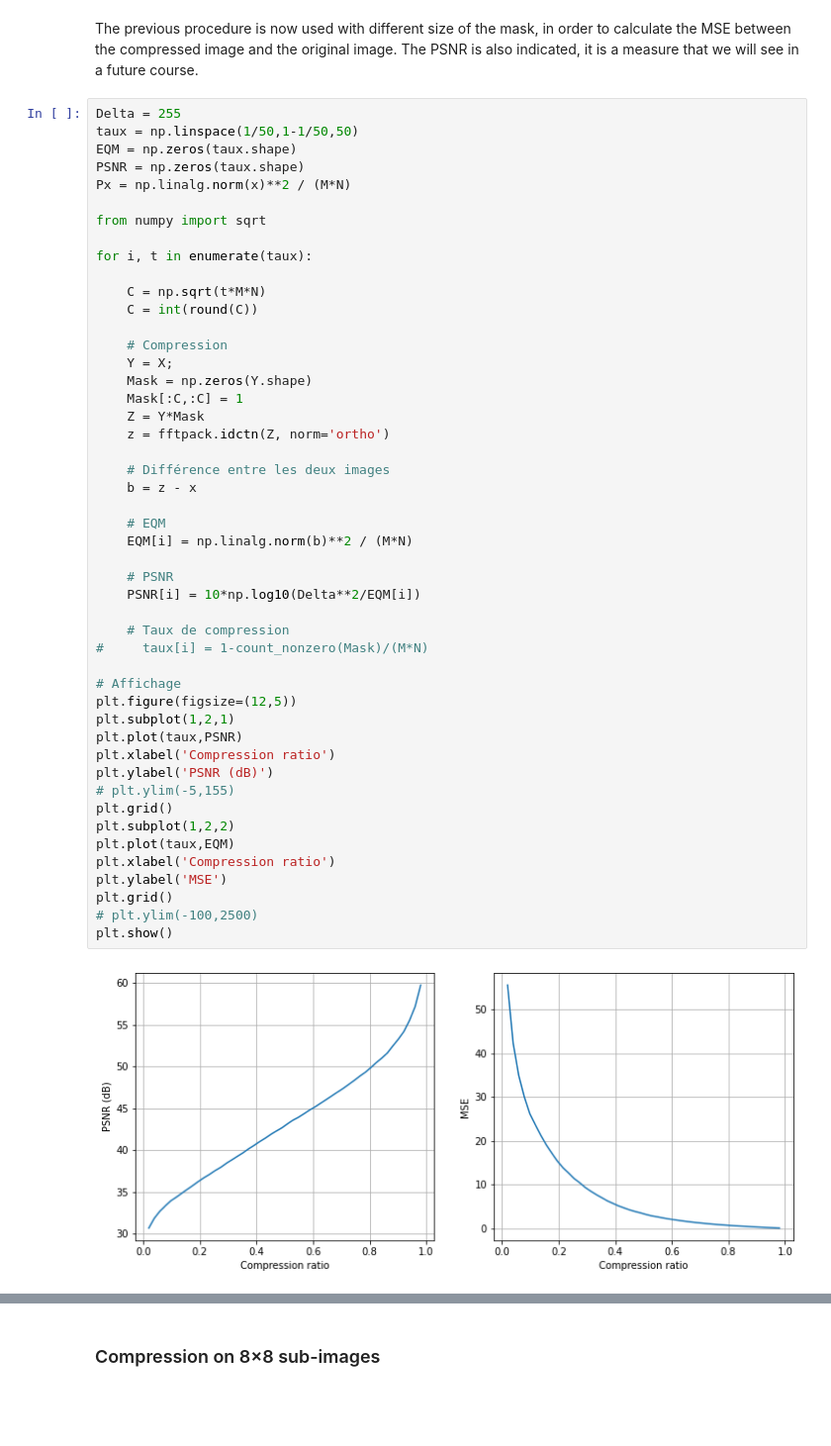
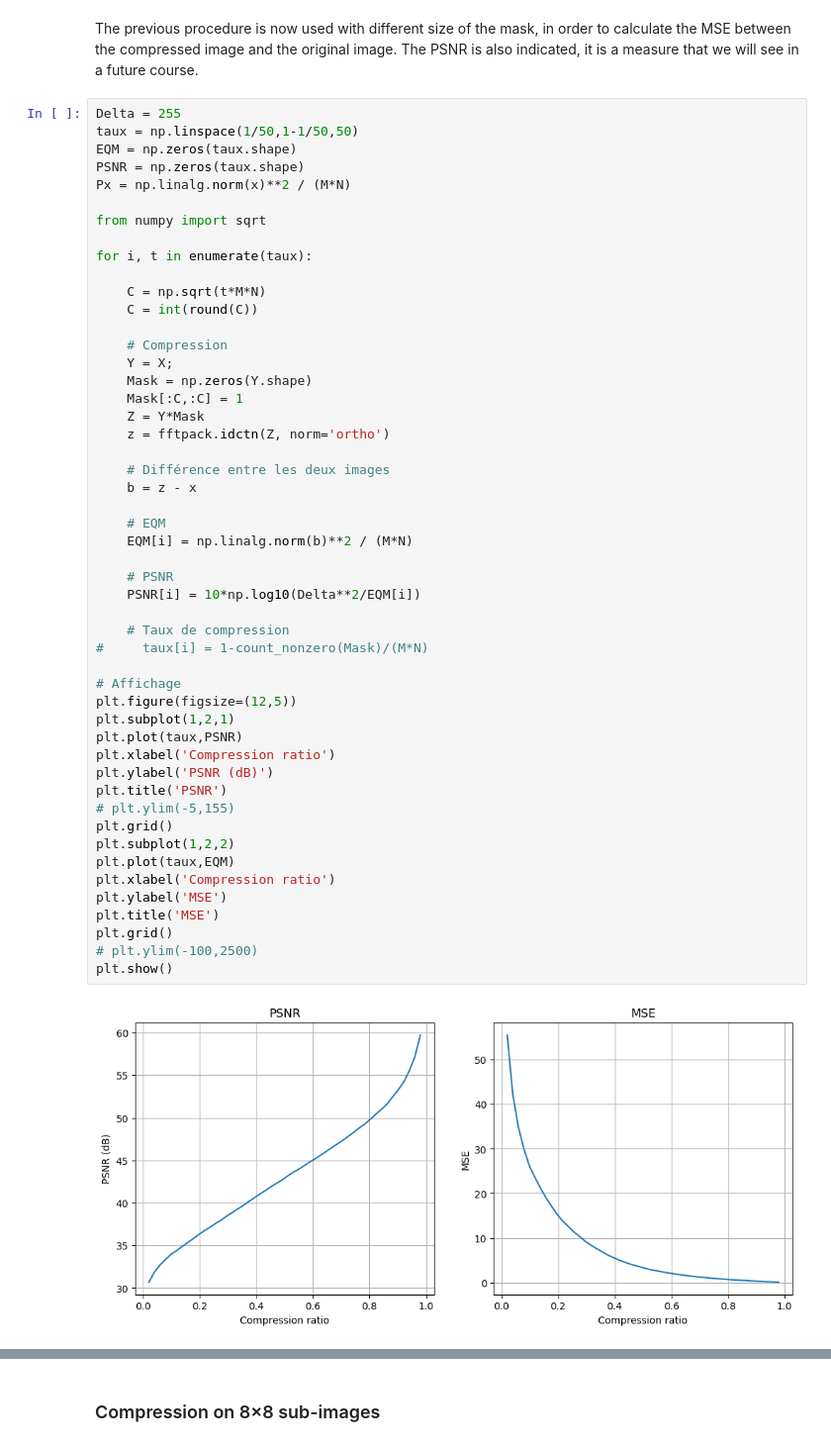
Before and after one commit to vincmazet/bip-labs, a Jupyter notebook: interpolation/lab1.ipynb, the cells around one changed output, grey strips where cells are left out. Shown at 99% size. Saved outputs shown, nothing was run; the diff lists cells and outputs as text; blank space fills up the shorter version.

```diff
--- a/interpolation/lab1.ipynb
+++ b/interpolation/lab1.ipynb
@@ -233,34 +225,36 @@ for i, t in enumerate(taux):
     z = fftpack.idctn(Z, norm='ortho')
 
     # Différence entre les deux images
     b = z - x
 
     # EQM
     EQM[i] = np.linalg.norm(b)**2 / (M*N)
 
     # PSNR
     PSNR[i] = 10*np.log10(Delta**2/EQM[i])
 
     # Taux de compression
 #     taux[i] = 1-count_nonzero(Mask)/(M*N)
 
 # Affichage
 plt.figure(figsize=(12,5))
 plt.subplot(1,2,1)
 plt.plot(taux,PSNR)
 plt.xlabel('Compression ratio')
 plt.ylabel('PSNR (dB)')
+plt.title('PSNR')
 # plt.ylim(-5,155)
 plt.grid()
 plt.subplot(1,2,2)
 plt.plot(taux,EQM)
 plt.xlabel('Compression ratio')
 plt.ylabel('MSE')
+plt.title('MSE')
 plt.grid()
 # plt.ylim(-100,2500)
 plt.show()
 # %% [output]
-[figure, old version]
+[figure, new version]
 # %% [markdown]
 The analysis of the curves leads to the following conclusions.
 * The larger the PSNR, the better the picture quality:
```
Also changed, not shown: parts of 8 cells of this notebook, 3 other files.
